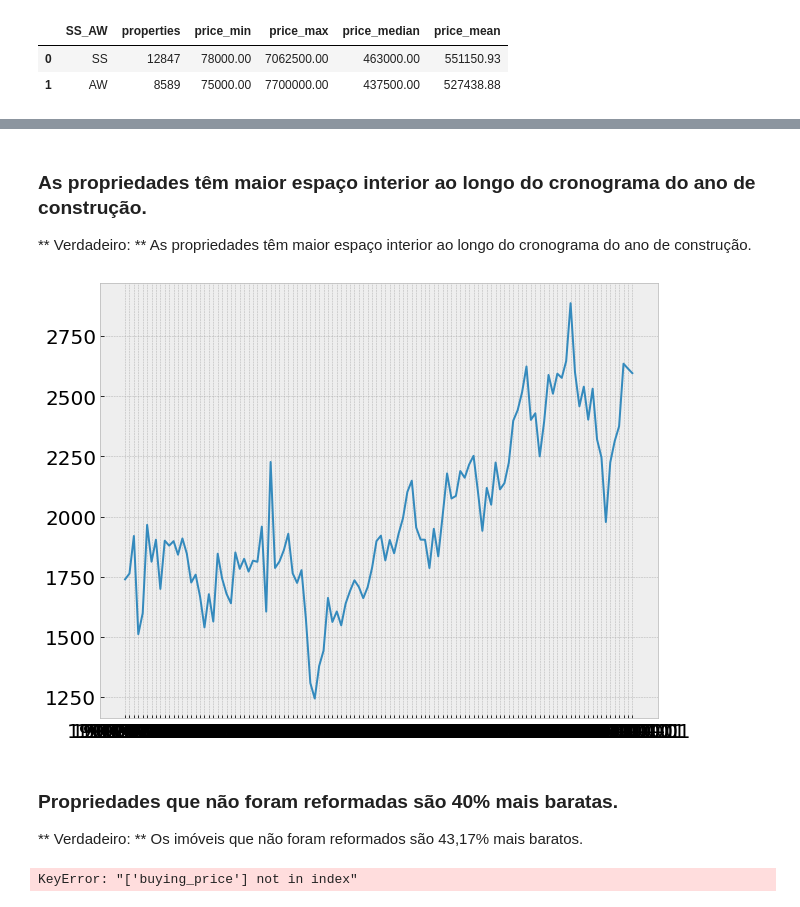
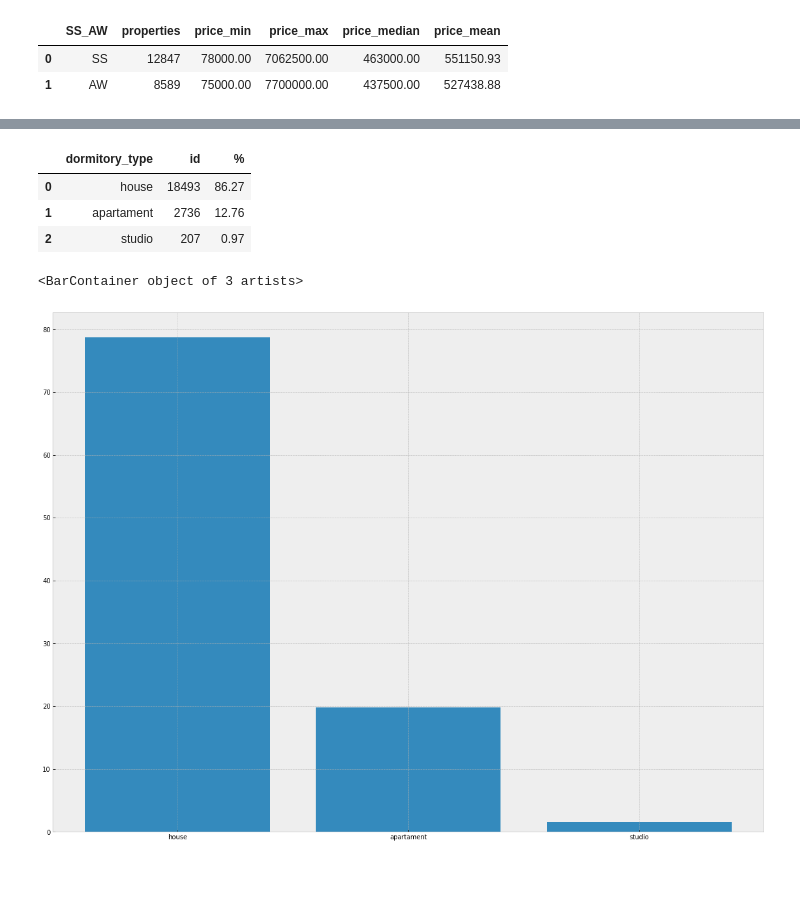
Before and after one commit to obregonrodrigo/house-rocket-insights, a Jupyter notebook: notebooks/notebook.ipynb, the cells around one changed output, grey strips where cells are left out. Drawn from its saved outputs; the diff is of its cells as text; code cells hidden in the pictures; blank space fills up the shorter version.

```diff
--- a/notebooks/notebook.ipynb
+++ b/notebooks/notebook.ipynb
@@ -807,32 +715,24 @@ ax1 = sns.barplot(data=b , x='max_dist', y='profit_sum', color='royalblue')
-# %% [markdown]
-### As propriedades têm maior espaço interior ao longo do cronograma do ano de construção.
-** Verdadeiro: ** As propriedades têm maior espaço interior ao longo do cronograma do ano de construção.
-# %%
-aux = data[['sqft_living', 'yr_built']].copy()
-
-aux1 = aux.groupby('yr_built').mean().reset_index()
-
-plt.plot(aux1['yr_built'], aux1['sqft_living'])
-plt.show()
-# %% [output]
-[figure, removed]
-# %% [markdown]
-### Propriedades que não foram reformadas são 40% mais baratas.
-** Verdadeiro: ** Os imóveis que não foram reformados são 43,17% mais baratos.
-# %%
-aux = data[['price', 'yr_renovated']].copy()
-
-aux['was_renovated'] = aux.apply(lambda x: 0 if x['yr_renovated']==0 else 1, axis=1)
-
-aux1 = aux[['was_renovated', 'buying_price']].groupby('was_renovated').mean().reset_index()
-
-wasnot_renovated = aux1.iloc[0,1]
-was_renovated = aux1.iloc[1,1]
-
-print('Average price of properties that were not renovated: {:,.2f}'.format(wasnot_renovated))
-print('Average price of properties that were renovated: {:,.2f}'.format(was_renovated))
-
-percentage = abs( ((was_renovated - wasnot_renovated) / wasnot_renovated)*100 )
-print('Properties that were not renovated are {:,.2f}'.format(percentage),'% cheaper.')
-# %% [output]
-KeyError: "['buying_price'] not in index"
+# %%
+# distribuição de casas disponiveis para venda
+
+auxb = data[['id', 'dormitory_type']].copy()
+auxb = auxb[['dormitory_type', 'id']].groupby('dormitory_type').count().sort_values('id', ascending=False).reset_index()
+auxb['%'] = (auxb['id']/auxb['id'].sum()) * 100
+
+auxb.head()
+# %% [output]
+|  | dormitory_type | id | % |
+| 0 | house | 18493 | 86.27 |
+| 1 | apartament | 2736 | 12.76 |
+| 2 | studio | 207 | 0.97 |
+# %%
+aux = data[data['decision']!=0][['id', 'dormitory_type', 'decision']].copy()
+
+aux1 = aux[['dormitory_type', 'decision']].groupby('dormitory_type').count().sort_values('decision', ascending=False).reset_index()
+aux1['%'] = (aux1['decision']/aux1['decision'].sum()) * 100
+
+aux1.head()
+plt.bar(aux1['dormitory_type'], aux1['%'])
+# %% [output]
+<BarContainer object of 3 artists>
+[figure, added]
```
Also changed, not shown: parts of 31 cells of this notebook, 4 other files.
